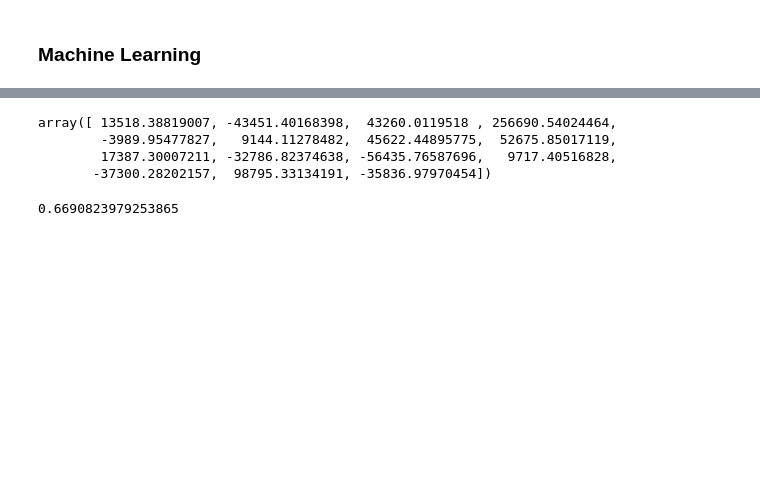
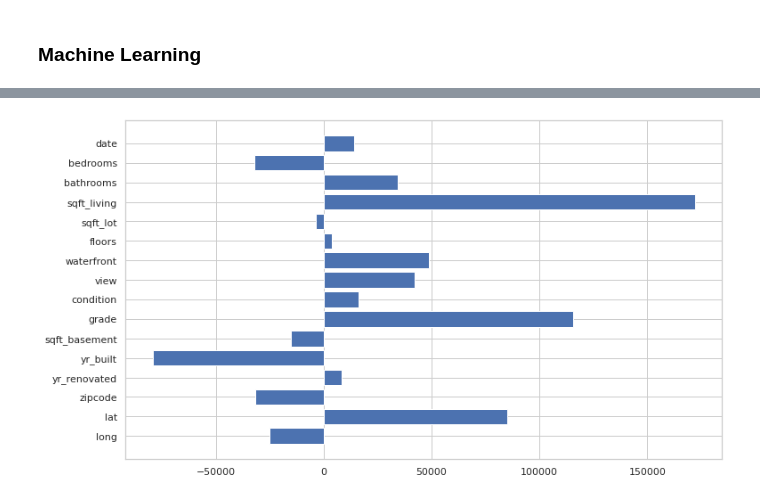
Before and after one commit to maxpylnyk/datascience, a Jupyter notebook: house_sales.ipynb, the cells around one changed output, grey strips where cells are left out. Drawn from its saved outputs; the diff is of its cells as text; code cells hidden in the pictures; blank space fills up the shorter version.

```diff
--- a/house_sales.ipynb
+++ b/house_sales.ipynb
@@ -312,11 +299,0 @@ cross_val_score(estimator, X_train, y_train, scoring='r2', n_jobs=-1).mean()
-# %%
-estimator.coef_
-# %% [output]
-array([ 13518.38819007, -43451.40168398,  43260.0119518 , 256690.54024464,
-        -3989.95477827,   9144.11278482,  45622.44895775,  52675.85017119,
-        17387.30007211, -32786.82374638, -56435.76587696,   9717.40516828,
-       -37300.28202157,  98795.33134191, -35836.97970454])
-# %%
-estimator.score(X_test, y_test)
-# %% [output]
-0.6690823979253865
@@ -326,3 +300,16 @@ cols.remove('price')
+# %%
+fig, ax = plt.subplots(figsize=(12, 7))
+
+cols = data.drop(columns=['price']).columns
+y_pos = np.arange(len(cols))
+
+ax.barh(y_pos, estimator.coef_)
+ax.set_yticks(y_pos)
+ax.set_yticklabels(cols)
+ax.invert_yaxis()
+plt.show()
+# %% [output]
+[figure, added]
 # %%
 """
 pytrust = PyTrust(model=estimator,
```
Also changed, not shown: parts of 8 cells of this notebook.
